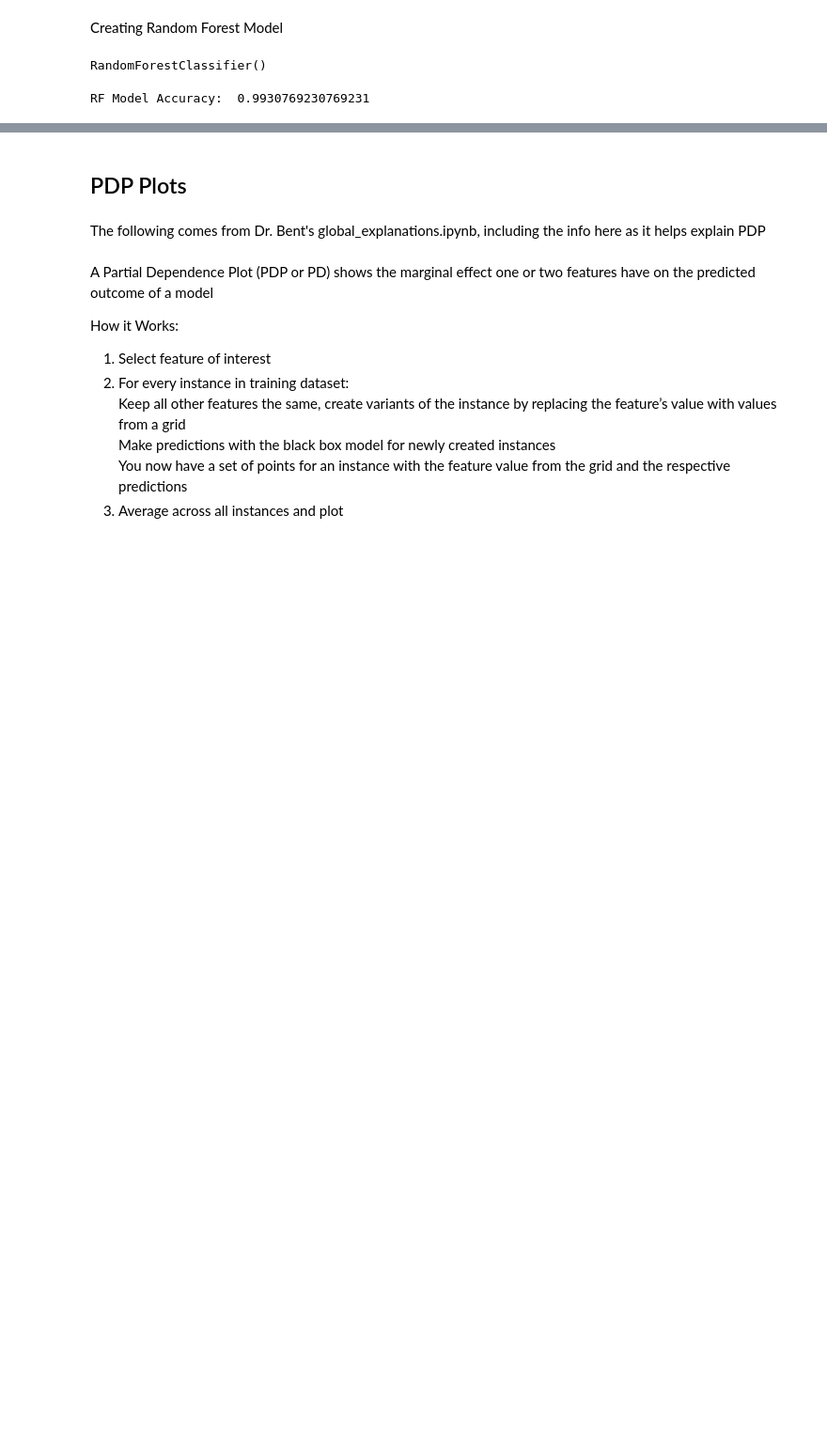
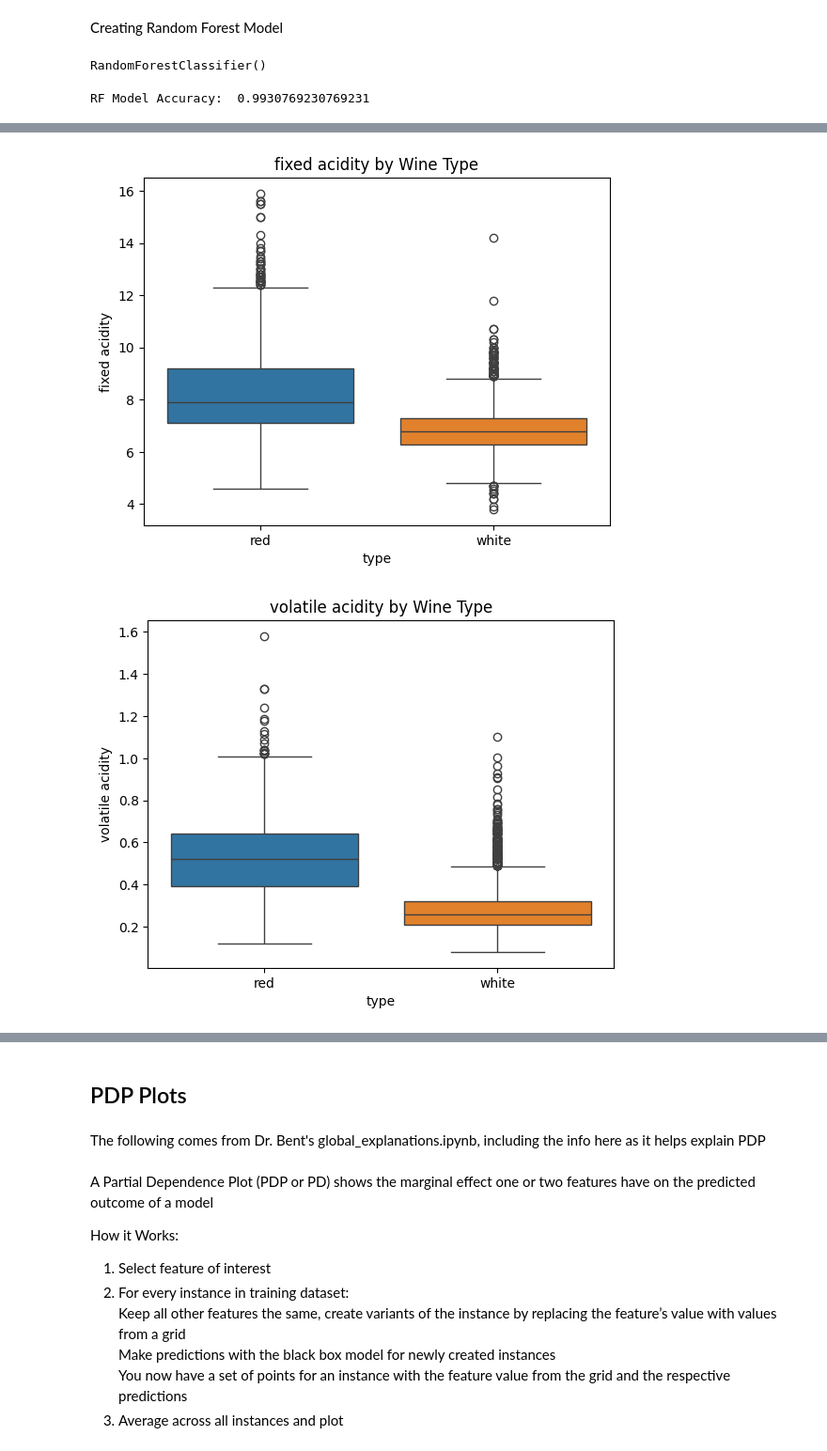
Before and after one commit to khaeuss808/AIPI590_Part2_ExplainableAITechniques, a Jupyter notebook: Explainable_TechniquesII.ipynb, the cells around one changed output, grey strips where cells are left out. Shown at 94% size. Cells and saved outputs as stored; diff of their text form; code cells hidden in the pictures; blank space fills up the shorter version.

```diff
--- a/Explainable_TechniquesII.ipynb
+++ b/Explainable_TechniquesII.ipynb
@@ -94,0 +143,12 @@ RF Model Accuracy:  0.9930769230769231
+# %%
+features = X.columns.values
+for f in features:
+    plt.figure()
+    sns.boxplot(x="type", y=f, data=df, hue="type")
+    # consulted seaborn documentation for boxplots
+    # https://seaborn.pydata.org/generated/seaborn.boxplot.html
+    plt.title(f"{f} by Wine Type")
+    plt.show()
+# %% [output]
+[figure, added]
+[figure, added]
```
Also changed, not shown: parts of 12 cells of this notebook.
